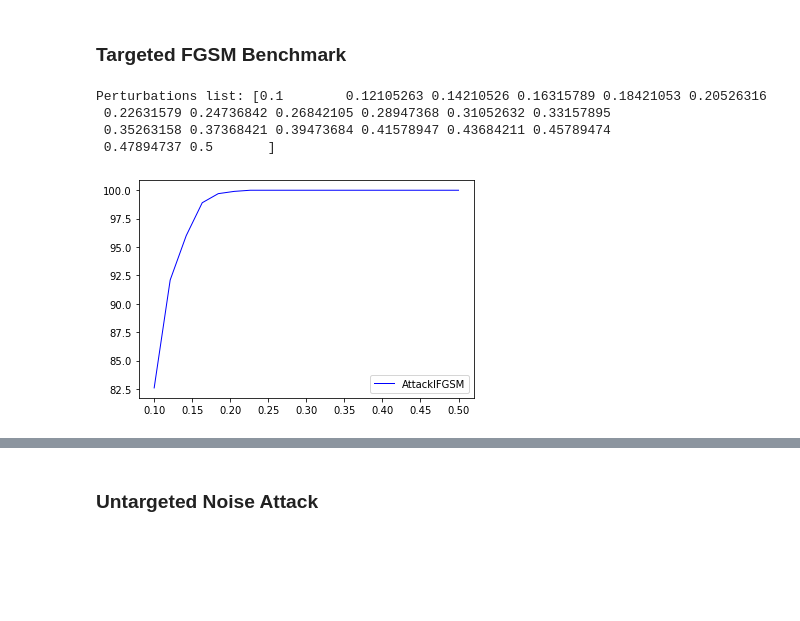
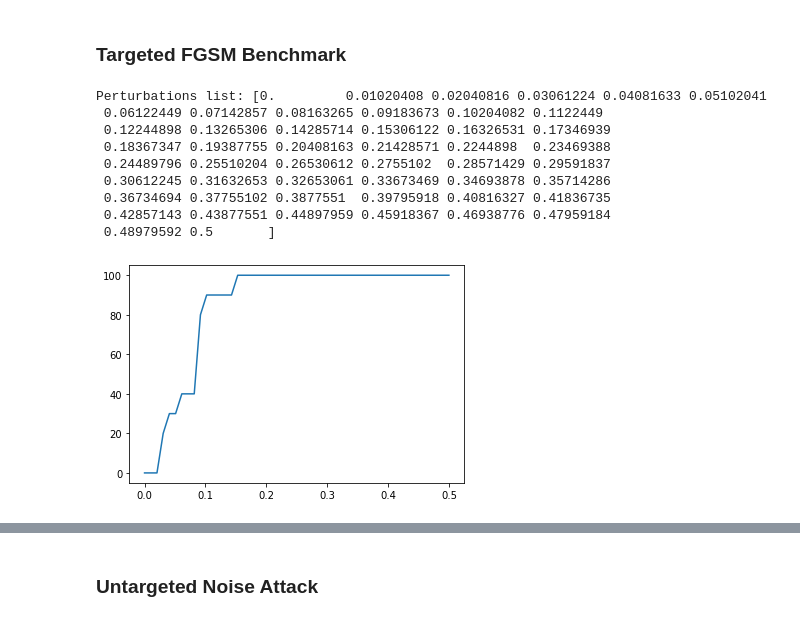
Before and after one commit to vseredovych/AdaversarialAI, a Jupyter notebook: Code/lg-softmax.ipynb, the cells around one changed output, grey strips where cells are left out. Saved outputs shown, nothing was run; the diff lists cells and outputs as text; code cells hidden in the pictures; blank space fills up the shorter version.

```diff
--- a/Code/lg-softmax.ipynb
+++ b/Code/lg-softmax.ipynb
@@ -532,7 +611,7 @@ y_labels = [x[3:] for x in  encoder.get_feature_names()]
 # %%
 %%time
 lg = LogisticRegression(normalize=False)
-lg.fit(normalize(X_train), Y_train, 0.5, 1000, 1e-15)
+lg.fit(normalize(X_train), Y_train, 0.5, 500, 1e-15)
 
 plot_J(lg.get_cost_history())
 print(lg.get_cost_history()[-1])
@@ -644,8 +709,8 @@ def untargeted_attack_benchmark(X, y_labels, model=None, attack_model=None, samp
     X_norm = normalize(X)
     iter_res_dict = {}
 
-    max_perturbs = np.linspace(0.1, 0.5, num=20)
-    print(f"Perturbations list: {max_perturbs}")
+    norms_range = np.linspace(0, 0.5, num=50)
+    print(f"Perturbations list: {norms_range}")
 
     for i in range(samples):
         x_normalized = np.expand_dims(X_norm.iloc[i, :], axis=0)
@@ -653,29 +718,21 @@ def untargeted_attack_benchmark(X, y_labels, model=None, attack_model=None, samp
         true_class_pos = model.predict(x_normalized)
         y[true_class_pos] = 1
 
-        for max_perturb in max_perturbs:
+        for norm in norms_range:
             attack = attack_model()
-            if type(attack).__name__ == 'AttackNoise':
-                attack.attack(x_normalized, y, model.predict, max_perturbation=max_perturb)
-            elif type(attack).__name__ in ['AttackIFGSM', 'AttackTIFGSM']:
-                attack.attack(x_normalized, model.W, model.b, y,
-                              model.predict,
-                              max_perturbation=max_perturb,
-                              max_iters=10,
-                              stop_when_tricked=False)
-            elif type(attack).__name__ in ['AttackFGSM']:
-                attack.attack(x_normalized, model.W, model.b, y,
-                              model.predict,
-                              max_perturbation=max_perturb)
+            if type(attack).__name__ in ['AttackNoise']:
+                a = attack.attack(x_normalized, y, model.predict, max_norm=norm)
+            elif type(attack).__name__ in ['AttackIFGSM', 'AttackTIFGSM', 'AttackDeepFool', 'AttackFGSM', 'AttackMIFGSM']:
+                a = attack.attack(x_normalized, model.W, model.b, y, model.predict, max_norm=norm)
 
-            perturbation, success = attack.perturbation, attack.tricked
-            #print(i, perturbation, success, y)
+            success = attack.tricked
+            #perturbation = LA.norm(abs(a - x_normalized), np.inf)
 
-            if perturbation in iter_res_dict.keys():
-                iter_res_dict[perturbation]["appearance_count"] += 1
-                iter_res_dict[perturbation]["success_count"] += success
+            if norm in iter_res_dict.keys():
+                iter_res_dict[norm]["appearance_count"] += 1
+                iter_res_dict[norm]["success_count"] += success
             else:
-                iter_res_dict.update({perturbation: {"appearance_count": 1, "success_count": success} })
+                iter_res_dict.update({norm: {"appearance_count": 1, "success_count": success} })
 
     success_rate = {}
     for key, value in iter_res_dict.items():
@@ -684,21 +741,25 @@ def untargeted_attack_benchmark(X, y_labels, model=None, attack_model=None, samp
     perturbations_list = [x[0] for x in sorted(success_rate.items(), key=lambda x: x[0]) ]
     successrate_list = [x[1] for x in sorted(success_rate.items(), key=lambda x: x[0]) ]
 
-    plt.plot(perturbations_list, successrate_list, linestyle='-', linewidth=1, color='blue', label=str(type(attack).__name__))
-    plt.legend(loc="lower right")
+    plt.plot(perturbations_list, successrate_list)
     return perturbations_list, successrate_list
 # %%
 correct_pred_idx = np.array(y_test.iloc[:, 0]) == y_pred
 # %% [markdown]
 ### Targeted FGSM Benchmark
 # %%
-x1, y1 = untargeted_attack_benchmark(X_test[correct_pred_idx], y_labels, model=lg, attack_model=AttackIFGSM, samples=1000)
+x1, y1 = untargeted_attack_benchmark(X_test[correct_pred_idx], y_labels, model=lg, attack_model=AttackIFGSM, samples=10)
 # %% [output]
-Perturbations list: [0.1        0.12105263 0.14210526 0.16315789 0.18421053 0.20526316
- 0.22631579 0.24736842 0.26842105 0.28947368 0.31052632 0.33157895
- 0.35263158 0.37368421 0.39473684 0.41578947 0.43684211 0.45789474
- 0.47894737 0.5       ]
+Perturbations list: [0.         0.01020408 0.02040816 0.03061224 0.04081633 0.05102041
+ 0.06122449 0.07142857 0.08163265 0.09183673 0.10204082 0.1122449
+ 0.12244898 0.13265306 0.14285714 0.15306122 0.16326531 0.17346939
+ 0.18367347 0.19387755 0.20408163 0.21428571 0.2244898  0.23469388
+ 0.24489796 0.25510204 0.26530612 0.2755102  0.28571429 0.29591837
+ 0.30612245 0.31632653 0.32653061 0.33673469 0.34693878 0.35714286
+ 0.36734694 0.37755102 0.3877551  0.39795918 0.40816327 0.41836735
+ 0.42857143 0.43877551 0.44897959 0.45918367 0.46938776 0.47959184
+ 0.48979592 0.5       ]
-[figure, old version]
+[figure, new version]
 # %%
 x2, y2 = untargeted_attack_benchmark(X_test[correct_pred_idx], y_labels, model=lg, attack_model=AttackFGSM, samples=1000)
 # %% [output]
```
Also changed, not shown: parts of 27 cells of this notebook.
